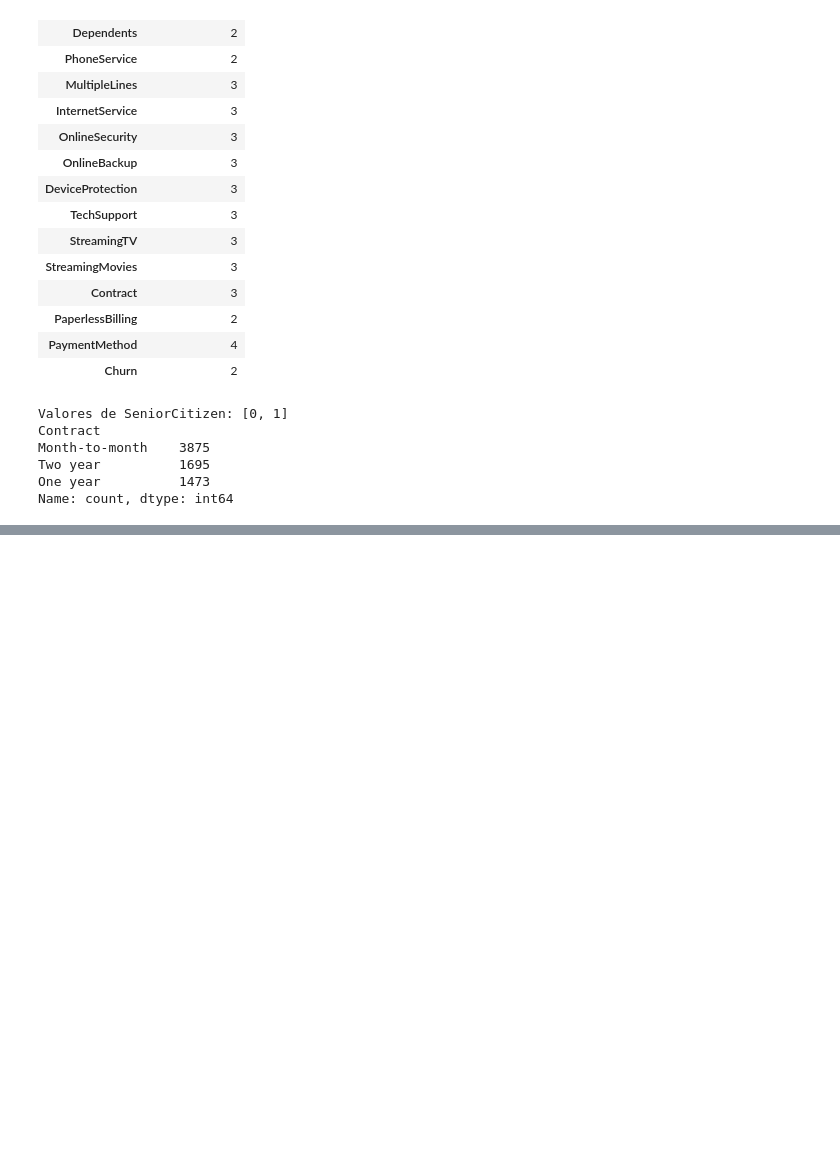
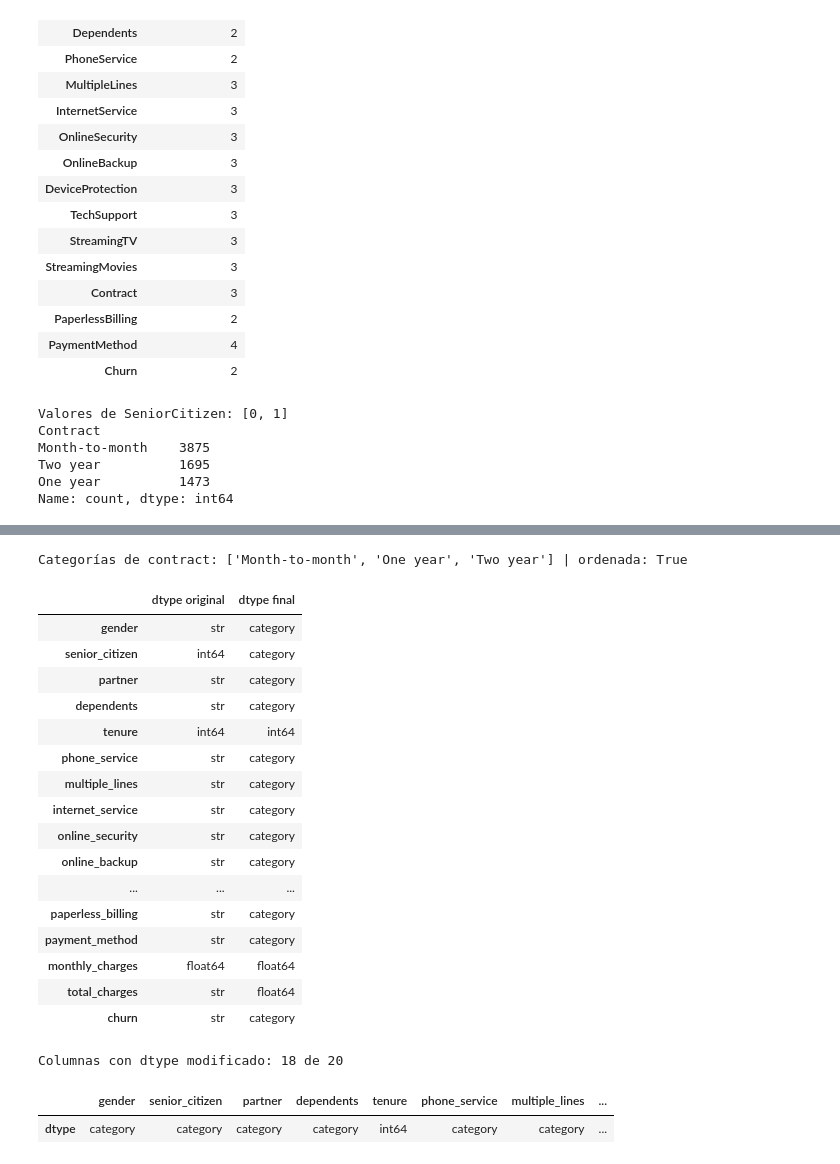
Before and after one commit to arielzamora/tpi-analisis-de-datos, a Jupyter notebook: notebooks/01_prep.ipynb, the cells around one changed output, grey strips where cells are left out. Cells and saved outputs as stored; diff of their text form; code cells hidden in the pictures; blank space fills up the shorter version.

```diff
--- a/notebooks/01_prep.ipynb
+++ b/notebooks/01_prep.ipynb
@@ -269,0 +371,8 @@ Name: count, dtype: int64
+# %%
+dtype_antes = df["total_charges"].dtype  # guardamos el tipo de dato original de la columna para compararlo después
+df["total_charges"] = pd.to_numeric(df["total_charges"], errors="coerce")  # convierte a número; errors="coerce" deja NaN donde no puede (los espacios), sin lanzar excepción
+assert df["total_charges"].isna().sum() == mascara_blancos.sum()  # verifica que los únicos NaN nuevos son exactamente los 11 blancos que detectamos
+df["total_charges"] = df["total_charges"].fillna(0.0)  # fillna reemplaza los NaN por 0.0 (clientes sin facturación todavía)
+print(f"total_charges: dtype antes = {dtype_antes} | dtype después = {df['total_charges'].dtype}")  # muestra el cambio de tipo
+print("Nulos restantes en total_charges:", df["total_charges"].isna().sum())  # debe ser 0
+print("Filas idénticas sin customer_id:", df.duplicated().sum(), "(no son duplicados reales: customer_id era único, y dos clientes distintos pueden compartir todos sus atributos)")  # aclaramos que no se eliminan
@@ -269,0 +396,16 @@ Name: count, dtype: int64
+# %%
+posicion_churn = df.columns.get_loc("churn")  # get_loc devuelve el índice numérico de la columna churn; la usamos para insertar antes de ella y dejar el target al final
+df.insert(  # insert agrega una columna en una posición concreta (modifica df directamente, no devuelve nada)
+    posicion_churn,  # posición donde se inserta: justo antes de churn
+    "avg_historical_charge",  # nombre de la nueva columna
+    (df["total_charges"] / df["tenure"].replace(0, np.nan)).fillna(0.0).round(2),  # divide columna por columna (vectorizado, sin bucle); replace(0, nan) evita dividir por cero; fillna(0) cubre tenure == 0; round(2) deja 2 decimales
+)  # cierra la llamada a insert
+df.insert(  # segunda inserción
+    posicion_churn + 1,  # una posición más adelante, para que quede entre la anterior y churn
+    "billing_gap",  # nombre de la nueva columna
+    (df["tenure"] * df["monthly_charges"] - df["total_charges"]).round(2),  # aritmética entre columnas: se aplica fila por fila de forma implícita (como una columna calculada de SQL)
+)  # cierra la llamada a insert
+assert np.isfinite(df[["avg_historical_charge", "billing_gap"]]).all().all()  # np.isfinite descarta NaN e inf; el primer all() reduce por columna y el segundo a un único booleano
+display(df[["tenure", "monthly_charges", "total_charges", "avg_historical_charge", "billing_gap"]].head())  # primeras 5 filas de las columnas involucradas
+display(df.loc[df["tenure"] == 0, ["tenure", "monthly_charges", "total_charges", "avg_historical_charge", "billing_gap"]].head(3))  # los casos de tenure == 0 para ver que no hay inf/NaN
+display(df[["avg_historical_charge", "billing_gap"]].describe().round(2))  # describe() resume cuenta, media, desvío, mínimo, cuartiles y máximo
@@ -269,0 +443,38 @@ Name: count, dtype: int64
+# %%
+dtypes_originales = df_raw.rename(columns=mapa_columnas).drop(columns=["customer_id"]).dtypes  # dtypes del dataset original con los nombres nuevos, para la tabla comparativa final
+df["senior_citizen"] = df["senior_citizen"].map({0: "No", 1: "Yes"})  # map reemplaza cada valor según el diccionario (como un switch/CASE WHEN)
+assert df["senior_citizen"].notna().all()  # verifica que no quedó ningún valor sin traducir (map deja NaN si encuentra algo fuera del diccionario)
+columnas_categoricas = df.select_dtypes(exclude="number").columns  # select_dtypes elige columnas por tipo: todas las NO numéricas (el bloque de texto cualitativo)
+df[columnas_categoricas] = df[columnas_categoricas].astype("category")  # astype es el casteo de tipos (como (int)x o Convert.ToX en C#), aplicado a varias columnas a la vez
+orden_contrato = ["Month-to-month", "One year", "Two year"]  # orden natural del contrato, de menor a mayor compromiso
+df["contract"] = pd.Categorical(df["contract"], categories=orden_contrato, ordered=True)  # categoría ORDENADA: permite comparar (mes a mes < un año)
+print("Categorías de contract:", df["contract"].cat.categories.tolist(), "| ordenada:", df["contract"].cat.ordered)  # cat.categories lista los niveles; cat.ordered indica si tiene orden
+comparacion = pd.DataFrame({"dtype original": dtypes_originales.astype(str), "dtype final": df.drop(columns=["avg_historical_charge", "billing_gap"]).dtypes.astype(str)})  # tabla lado a lado (las dos columnas calculadas no existían antes, las excluimos)
+display(comparacion)  # muestra la comparación completa de dtypes antes y después
+# %% [output]
+Categorías de contract: ['Month-to-month', 'One year', 'Two year'] | ordenada: True
+|  | dtype original | dtype final |
+| gender | str | category |
+| senior_citizen | int64 | category |
+| partner | str | category |
+| dependents | str | category |
+| tenure | int64 | int64 |
+| phone_service | str | category |
+| multiple_lines | str | category |
+| internet_service | str | category |
+| online_security | str | category |
+| online_backup | str | category |
+| ... | ... | ... |
+| paperless_billing | str | category |
+| payment_method | str | category |
+| monthly_charges | float64 | float64 |
+| total_charges | str | float64 |
+| churn | str | category |
+# %%
+cambios = comparacion[comparacion["dtype original"] != comparacion["dtype final"]]  # filtro: solo las columnas cuyo dtype cambió
+print(f"Columnas con dtype modificado: {len(cambios)} de {len(comparacion)}")  # len() devuelve la cantidad de filas del DataFrame
+display(df.dtypes.astype(str).to_frame("dtype").T)  # dtypes finales de todas las columnas, en formato horizontal
+# %% [output]
+Columnas con dtype modificado: 18 de 20
+|  | gender | senior_citizen | partner | dependents | tenure | phone_service | multiple_lines | ... |
+| dtype | category | category | category | category | int64 | category | category | ... |
```
Also changed, not shown: parts of 12 cells of this notebook.
